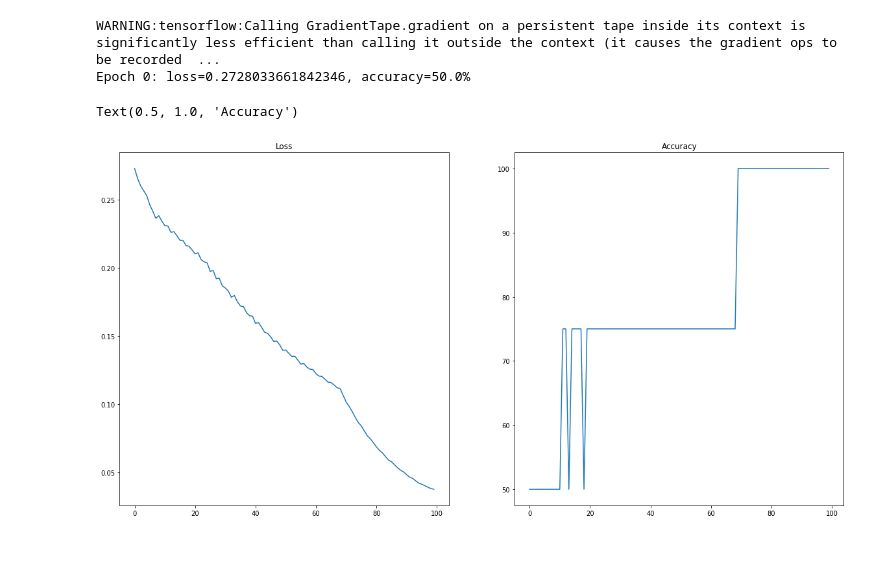
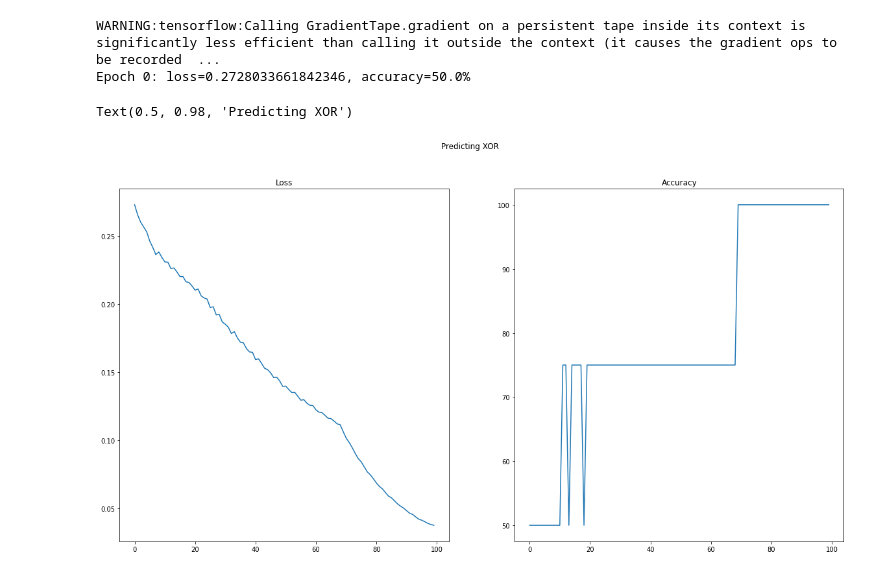
Before and after one commit to metalglove/Fontys-ADS, a Jupyter notebook: Assignments/ANN/Pure_TensorFlow.ipynb, the cells around one changed output. Drawn from its saved outputs; the diff is of its cells as text; code cells hidden in the pictures; blank space fills up the shorter version.

Commit message:
fixed plot

```diff
--- a/Assignments/ANN/Pure_TensorFlow.ipynb
+++ b/Assignments/ANN/Pure_TensorFlow.ipynb
@@ -83,9 +83,10 @@ Epoch 0: loss=0.2728033661842346, accuracy=50.0%
 # %%
 fig, axes = plt.subplots(1, 2, figsize=(20, 10))
 axes[0].plot(losses)
 axes[0].set_title('Loss')
 axes[1].plot(accuracies)
 axes[1].set_title('Accuracy')
+fig.suptitle('Predicting XOR')
 # %% [output]
-Text(0.5, 1.0, 'Accuracy')
+Text(0.5, 0.98, 'Predicting XOR')
-[figure, old version]
+[figure, new version]
```
